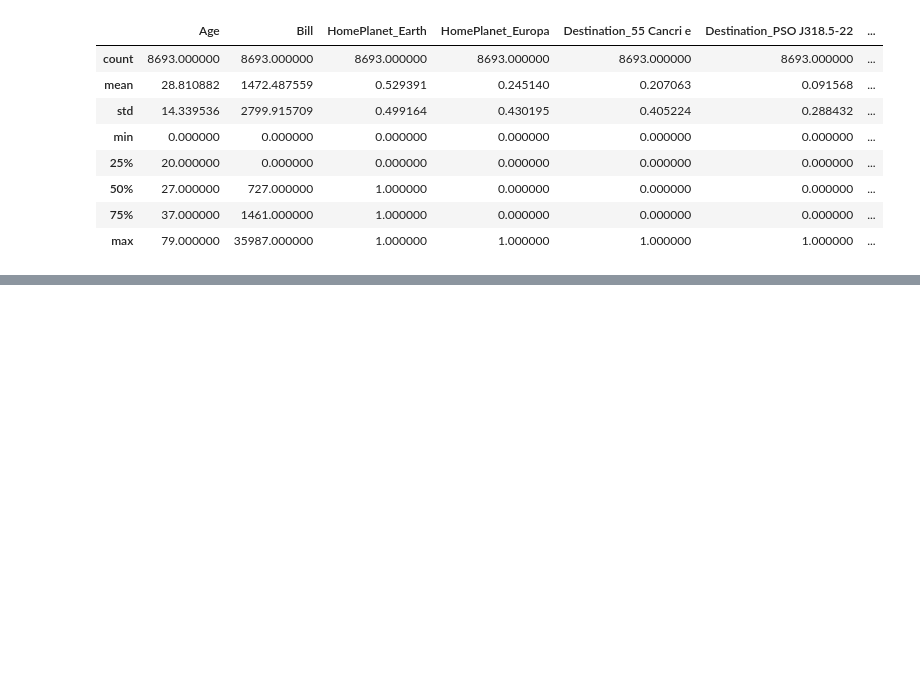
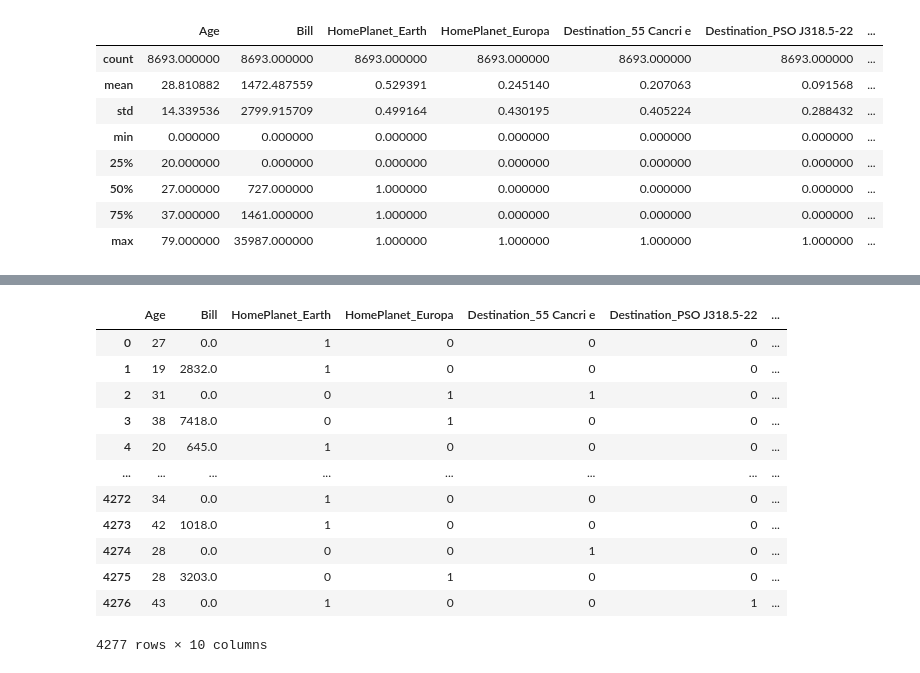
Before and after one commit to talesaraujoc/Spaceship_Titanic, a Jupyter notebook: app.ipynb, the cells around one changed output, grey strips where cells are left out. Saved outputs shown, nothing was run; the diff lists cells and outputs as text; code cells hidden in the pictures; blank space fills up the shorter version.

```diff
--- a/app.ipynb
+++ b/app.ipynb
@@ -300,0 +383,17 @@ df.describe()
+# %%
+X_test['ML_target'] = predict
+X_test
+# %% [output]
+|  | Age | Bill | HomePlanet_Earth | HomePlanet_Europa | Destination_55 Cancri e | Destination_PSO J318.5-22 | ... |
+| 0 | 27 | 0.0 | 1 | 0 | 0 | 0 | ... |
+| 1 | 19 | 2832.0 | 1 | 0 | 0 | 0 | ... |
+| 2 | 31 | 0.0 | 0 | 1 | 1 | 0 | ... |
+| 3 | 38 | 7418.0 | 0 | 1 | 0 | 0 | ... |
+| 4 | 20 | 645.0 | 1 | 0 | 0 | 0 | ... |
+| ... | ... | ... | ... | ... | ... | ... | ... |
+| 4272 | 34 | 0.0 | 1 | 0 | 0 | 0 | ... |
+| 4273 | 42 | 1018.0 | 1 | 0 | 0 | 0 | ... |
+| 4274 | 28 | 0.0 | 0 | 0 | 1 | 0 | ... |
+| 4275 | 28 | 3203.0 | 0 | 1 | 0 | 0 | ... |
+| 4276 | 43 | 0.0 | 1 | 0 | 0 | 1 | ... |
+4277 rows × 10 columns
```
Also changed, not shown: parts of 19 cells of this notebook.
